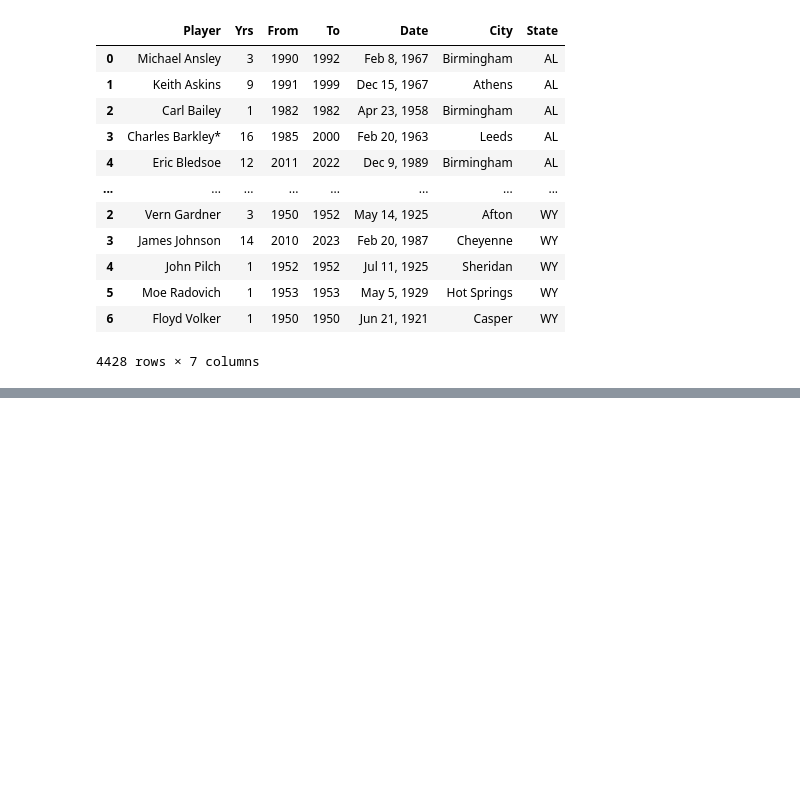
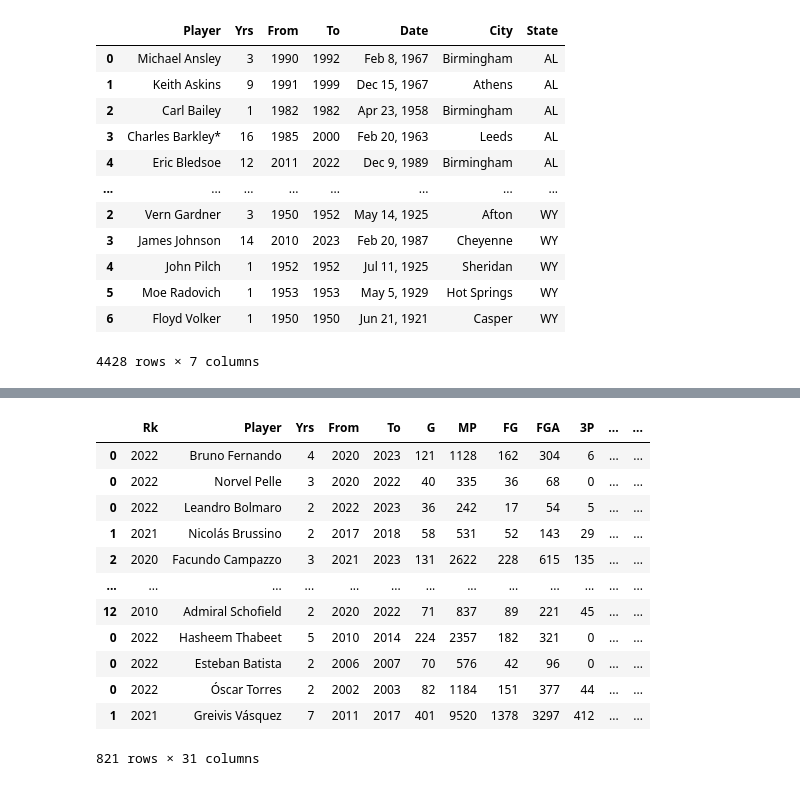
Before and after one commit to meeyoungPH/nba_superlatives, a Jupyter notebook: biometrics/birth.ipynb, the cells around one changed output, grey strips where cells are left out. Saved outputs shown, nothing was run; the diff lists cells and outputs as text; code cells hidden in the pictures; blank space fills up the shorter version.

Commit message:
scraped player info for non-us players

```diff
--- a/biometrics/birth.ipynb
+++ b/biometrics/birth.ipynb
@@ -5,7 +5,7 @@ import json
 from urllib.request import urlopen
 from bs4 import BeautifulSoup
 # %%
-abbr = ['AL','AK','AS','AZ','AR','CA','CO','CT','DE','DC','FL',
+state = ['AL','AK','AS','AZ','AR','CA','CO','CT','DE','DC','FL',
         'GA','GU','HI','ID','IL','IN','IA','KS','KY','LA','ME',
         'MD','MA','MI','MN','MS','MO','MT','NE','NV','NH','NJ',
         'NM','NY','NC','ND','MP','OH','OK','OR','PA','PR','RI',
@@ -15,10 +15,10 @@ abbr = ['AL','AK','AS','AZ','AR','CA','CO','CT','DE','DC','FL',
 # %%
 birth_data = []
 
-for state in abbr:
-    print(state)
+for abbr in state:
+    print(abbr)
 
-    url = f'https://www.basketball-reference.com/friv/birthplaces.fcgi?country=US&state={state}'
+    url = f'https://www.basketball-reference.com/friv/birthplaces.fcgi?country=US&state={abbr}'
     html = urlopen(url)
     soup = BeautifulSoup(html, features='lxml')
 
@@ -44,10 +44,11 @@ for state in abbr:
         last_year -=1
 
     df = pd.DataFrame(rows_data, columns = headers)
-    df['State'] = state
+    df['State'] = abbr
 
     birth_data.append(df)
-birth_data = pd.concat(birth_data)
+
+# birth_data = pd.concat(birth_data)
 # %% [output]
 AL
 AK
@@ -102,3 +107,12 @@ birth_data
 4428 rows × 7 columns
 # %%
 birth_data.to_csv('output/us_born.csv')
+# %%
+country = ['AO','AG','AR','AU','AT','BS','BE','BA','BR','BG','CM','CA','CV','CN','CO',
+        'HR','CU','CZ','CD','DK','DM','DO','EG','EE','FI','FR','GF','GA','GE','DE',
+        'GH','GR','GP','GN','GY','HT','HU','IS','IE','IR','IL','IT','JM','JP','LV','LB',
+        'LT','LU','ML','MQ','MX','ME','MA','NL','NZ','NG','NO','PA','PL','PT','PR','KR','MK',
+        'CG','RO','RU','LC','VC','SN','RS','SK','SI','ZA','SS','ES','SD','SE','CH','TW',
+        'TT','TN','TR','VI','UA','GB','TZ','UY','VE']
+
+ca_state = ['MB','NS','ON','QC','SK','BC']
@@ -104,0 +157,12 @@ birth_data.to_csv('output/us_born.csv')
+# %%
+co_birth_data = pd.DataFrame()
+
+for co in country:
+
+    if co == 'CA':
+        for st in ca_state:
+            url = f'https://www.basketball-reference.com/friv/birthplaces.fcgi?country={co}&state={st}'
+            co_birth_data = get_player_info(url, co, co_birth_data)
+    else:
+        url = f'https://www.basketball-reference.com/friv/birthplaces.fcgi?country={co}&state='
+        co_birth_data = get_player_info(url, co, co_birth_data)
@@ -104,0 +200,16 @@ birth_data.to_csv('output/us_born.csv')
+# %%
+co_birth_data
+# %% [output]
+|  | Rk | Player | Yrs | From | To | G | MP | FG | FGA | 3P | ... | ... |
+| 0 | 2022 | Bruno Fernando | 4 | 2020 | 2023 | 121 | 1128 | 162 | 304 | 6 | ... | ... |
+| 0 | 2022 | Norvel Pelle | 3 | 2020 | 2022 | 40 | 335 | 36 | 68 | 0 | ... | ... |
+| 0 | 2022 | Leandro Bolmaro | 2 | 2022 | 2023 | 36 | 242 | 17 | 54 | 5 | ... | ... |
+| 1 | 2021 | Nicolás Brussino | 2 | 2017 | 2018 | 58 | 531 | 52 | 143 | 29 | ... | ... |
+| 2 | 2020 | Facundo Campazzo | 3 | 2021 | 2023 | 131 | 2622 | 228 | 615 | 135 | ... | ... |
+| ... | ... | ... | ... | ... | ... | ... | ... | ... | ... | ... | ... | ... |
+| 12 | 2010 | Admiral Schofield | 2 | 2020 | 2022 | 71 | 837 | 89 | 221 | 45 | ... | ... |
+| 0 | 2022 | Hasheem Thabeet | 5 | 2010 | 2014 | 224 | 2357 | 182 | 321 | 0 | ... | ... |
+| 0 | 2022 | Esteban Batista | 2 | 2006 | 2007 | 70 | 576 | 42 | 96 | 0 | ... | ... |
+| 0 | 2022 | Óscar Torres | 2 | 2002 | 2003 | 82 | 1184 | 151 | 377 | 44 | ... | ... |
+| 1 | 2021 | Greivis Vásquez | 7 | 2011 | 2017 | 401 | 9520 | 1378 | 3297 | 412 | ... | ... |
+821 rows × 31 columns
```
Also changed, not shown: parts of 5 cells of this notebook, 1 other file.
